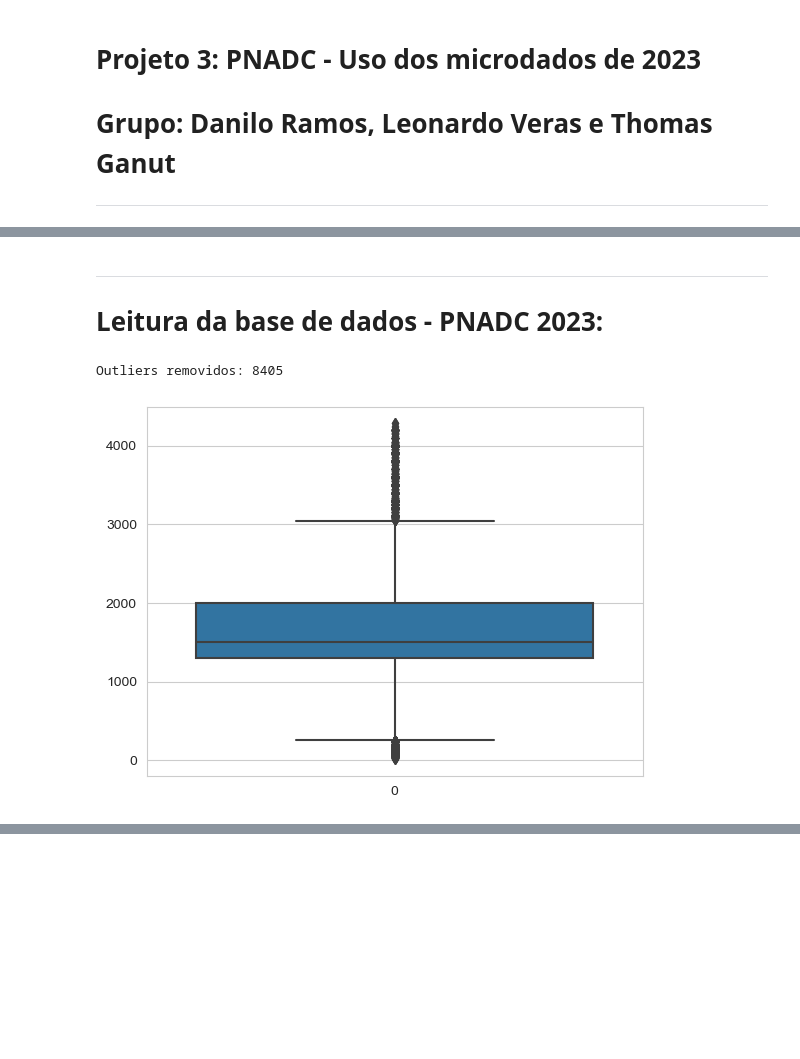
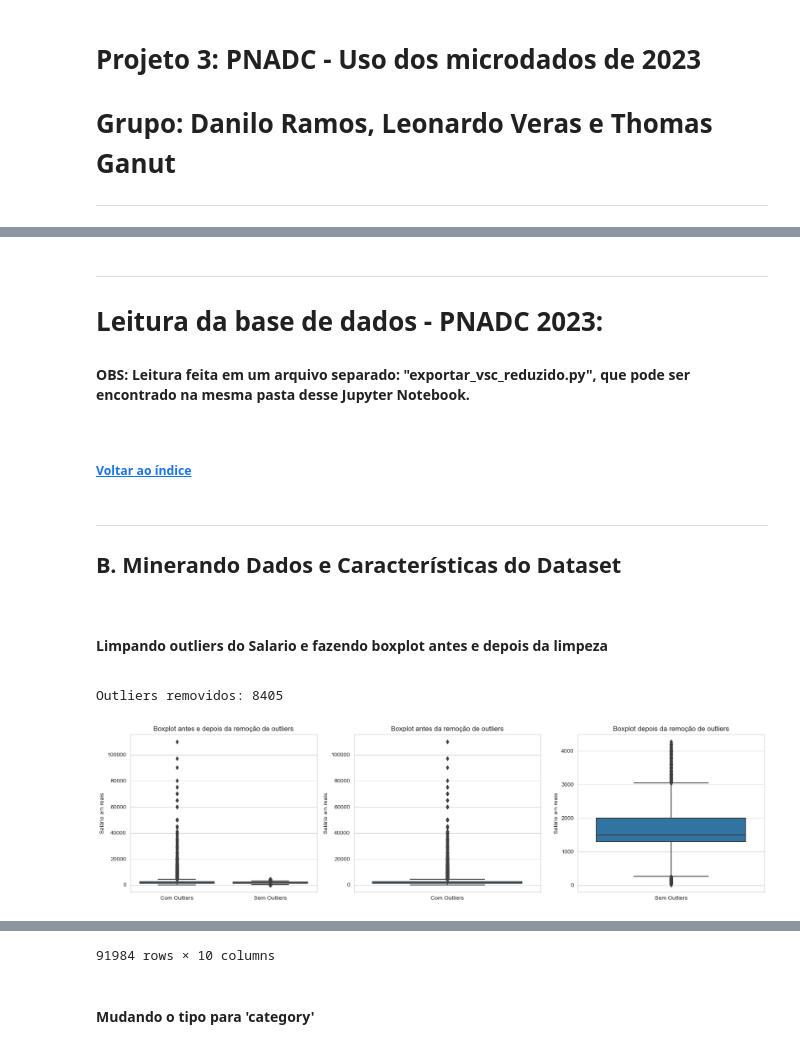
Before and after one commit to leomccormick/projeto3_CDados, a Jupyter notebook: Projeto_3.ipynb, the cells around one changed output, grey strips where cells are left out. Cells and saved outputs as stored; diff of their text form; code cells hidden in the pictures; blank space fills up the shorter version.

Commit message:
codigo com indice e organizado

```diff
--- a/Projeto_3.ipynb
+++ b/Projeto_3.ipynb
@@ -72,30 +115,71 @@ O grupo dividiu as ***features*** escolhidas para o projeto em três temas, send
 # %% [markdown]
 ___
+<div id="leitura">
+
 # Leitura da base de dados - PNADC 2023:
+
+#### OBS: Leitura feita em um arquivo separado: "exportar_vsc_reduzido.py", que pode ser encontrado na mesma pasta desse Jupyter Notebook.
+</div>
 # %%
 df = pd.read_csv('output.csv')
 
 df = df.dropna(subset=['Salario', 'Carteira', 'LocalTrabalho']).reset_index(drop=True)
+# %% [markdown]
+##### [Voltar ao índice](#indice)
+# %% [markdown]
+___
+<div id="b">
+
+
+## B. Minerando Dados e Características do Dataset
+</div>
+# %% [markdown]
+<div id='outliers'>
+
+#### Limpando outliers do Salario e fazendo boxplot antes e depois da limpeza
+</div>
 # %%
 # Limpar os outliers
 
 # Calcular os quartis e o IQR
 Q1 = df['Salario'].quantile(0.25)
 Q3 = df['Salario'].quantile(0.75)
 IQR = Q3 - Q1
 
 # Definir limites inferior e superior para os outliers
 limite_inferior = Q1 - 1.5 * IQR
 limite_superior = Q3 + 1.5 * IQR
 
 # Filtrar os dados, removendo os outliers
 df_sem_outliers = df[(df['Salario'] >= limite_inferior) & (df['Salario'] <= limite_superior)].reset_index(drop=True)
 
 # Verificar a quantidade de outliers removidos
 print(f"Outliers removidos: {len(df) - len(df_sem_outliers)}")
 
+plt.figure(figsize=(20, 5))
+
+plt.subplot(131)
+sns.boxplot(data=[df['Salario'], df_sem_outliers['Salario']])
+plt.xticks([0, 1], ['Com Outliers', 'Sem Outliers'])
+plt.ylabel('Salário em reais')
+plt.title('Boxplot antes e depois da remoção de outliers')
+
+plt.subplot(132)
+sns.boxplot(df['Salario'])
+plt.xticks([0], ['Com Outliers'])
+plt.ylabel('Salário em reais')
+plt.title('Boxplot antes da remoção de outliers')
+
+plt.subplot(133)
 sns.boxplot(df_sem_outliers['Salario'])
+plt.xticks([0], ['Sem Outliers'])
+plt.ylabel('Salário em reais')
+plt.title('Boxplot depois da remoção de outliers')
+plt.show()
+
+
 df = df_sem_outliers
+df
 # %% [output]
 Outliers removidos: 8405
-[figure, old version]
+[figure, new version]
@@ -102,3 +198,9 @@ Outliers removidos: 8405
+91984 rows × 10 columns
+# %% [markdown]
+<div id='category'>
+
+#### Mudando o tipo para 'category'
+</div>
 # %%
 # Mudando o tipo para 'category'
 colunas = ['Estado', 'AreaRes', 'CorRaca', 'Analfabeto', 'Carteira', 'Instrucao', 'TipoTrabalho', 'LocalTrabalho']
```
Also changed, not shown: parts of 43 cells of this notebook, 5 other files.
